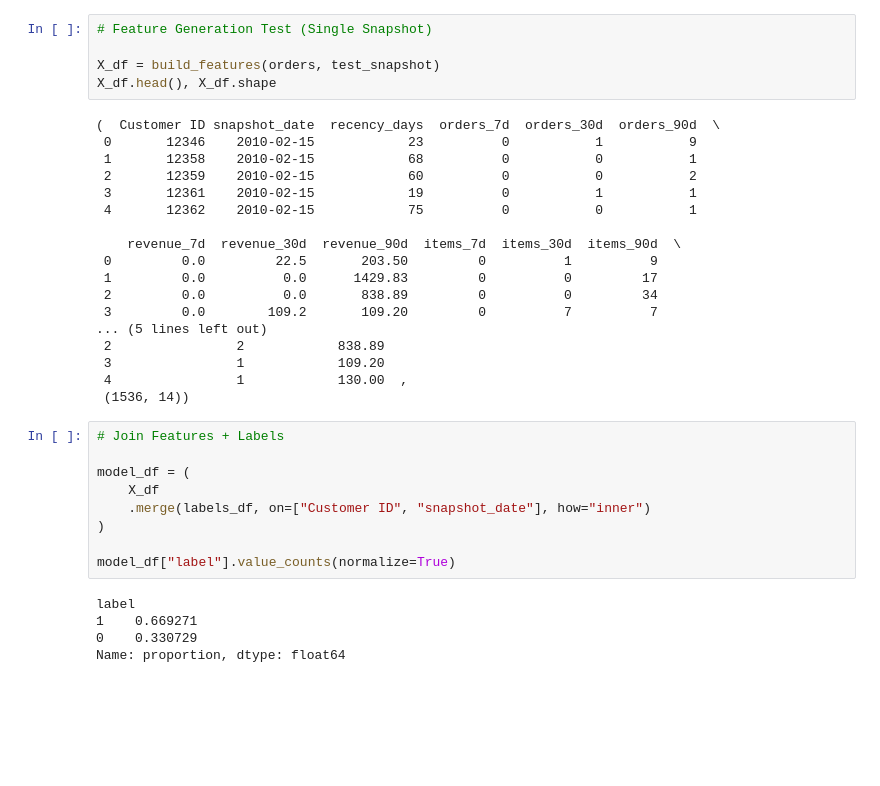
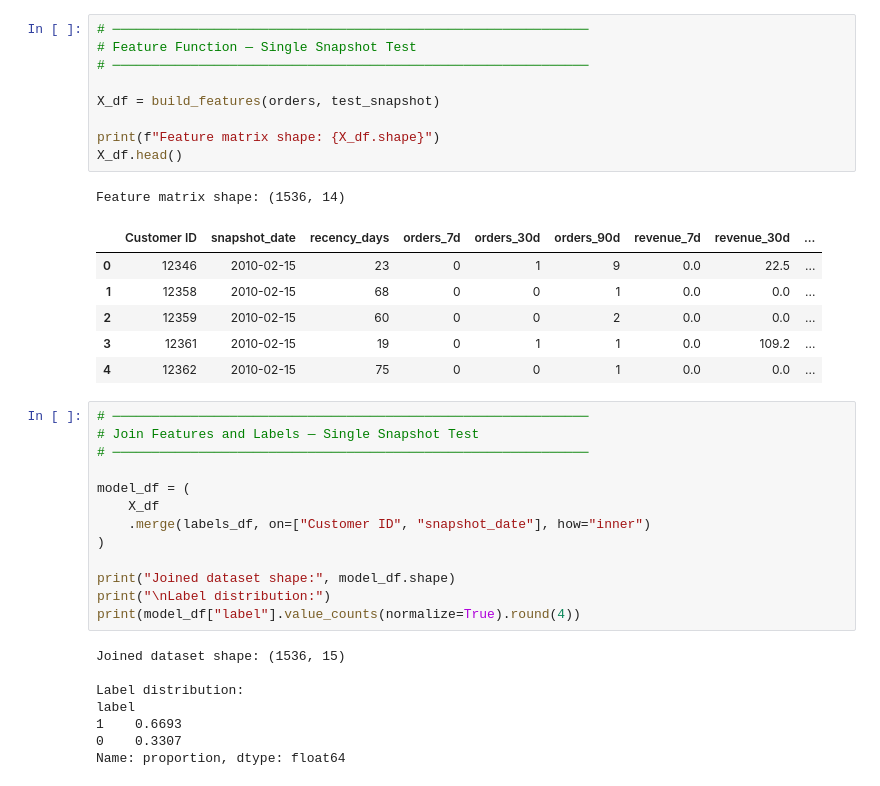
Before and after one commit to eugenefkim/engagement-risk-ml, a Jupyter notebook: notebooks/02_labeling_and_features.ipynb, the cells around one changed output. Saved outputs shown, nothing was run; the diff lists cells and outputs as text; blank space fills up the shorter version.

```diff
--- a/notebooks/02_labeling_and_features.ipynb
+++ b/notebooks/02_labeling_and_features.ipynb
@@ -195,38 +249,39 @@ def build_features(orders, snapshot_date, windows=(7, 30, 90)):
 # %%
-# Feature Generation Test (Single Snapshot)
+# ─────────────────────────────────────────────────────────────
+# Feature Function — Single Snapshot Test
+# ─────────────────────────────────────────────────────────────
 
 X_df = build_features(orders, test_snapshot)
-X_df.head(), X_df.shape
+
+print(f"Feature matrix shape: {X_df.shape}")
+X_df.head()
 # %% [output]
-(  Customer ID snapshot_date  recency_days  orders_7d  orders_30d  orders_90d  \
- 0       12346    2010-02-15            23          0           1           9
- 1       12358    2010-02-15            68          0           0           1
- 2       12359    2010-02-15            60          0           0           2
- 3       12361    2010-02-15            19          0           1           1
- 4       12362    2010-02-15            75          0           0           1
-
-    revenue_7d  revenue_30d  revenue_90d  items_7d  items_30d  items_90d  \
- 0         0.0         22.5       203.50         0          1          9
- 1         0.0          0.0      1429.83         0          0         17
- 2         0.0          0.0       838.89         0          0         34
- 3         0.0        109.2       109.20         0          7          7
-... (5 lines left out)
- 2                2            838.89
- 3                1            109.20
- 4                1            130.00  ,
- (1536, 14))
+Feature matrix shape: (1536, 14)
+|  | Customer ID | snapshot_date | recency_days | orders_7d | orders_30d | orders_90d | revenue_7d | revenue_30d | ... |
+| 0 | 12346 | 2010-02-15 | 23 | 0 | 1 | 9 | 0.0 | 22.5 | ... |
+| 1 | 12358 | 2010-02-15 | 68 | 0 | 0 | 1 | 0.0 | 0.0 | ... |
+| 2 | 12359 | 2010-02-15 | 60 | 0 | 0 | 2 | 0.0 | 0.0 | ... |
+| 3 | 12361 | 2010-02-15 | 19 | 0 | 1 | 1 | 0.0 | 109.2 | ... |
+| 4 | 12362 | 2010-02-15 | 75 | 0 | 0 | 1 | 0.0 | 0.0 | ... |
 # %%
-# Join Features + Labels
+# ─────────────────────────────────────────────────────────────
+# Join Features and Labels — Single Snapshot Test
+# ─────────────────────────────────────────────────────────────
 
 model_df = (
     X_df
     .merge(labels_df, on=["Customer ID", "snapshot_date"], how="inner")
 )
 
-model_df["label"].value_counts(normalize=True)
+print("Joined dataset shape:", model_df.shape)
+print("\nLabel distribution:")
+print(model_df["label"].value_counts(normalize=True).round(4))
 # %% [output]
+Joined dataset shape: (1536, 15)
+
+Label distribution:
 label
-1    0.669271
-0    0.330729
+1    0.6693
+0    0.3307
 Name: proportion, dtype: float64
 # %% [markdown]
```
Also changed, not shown: parts of 31 cells of this notebook, 7 other files.
